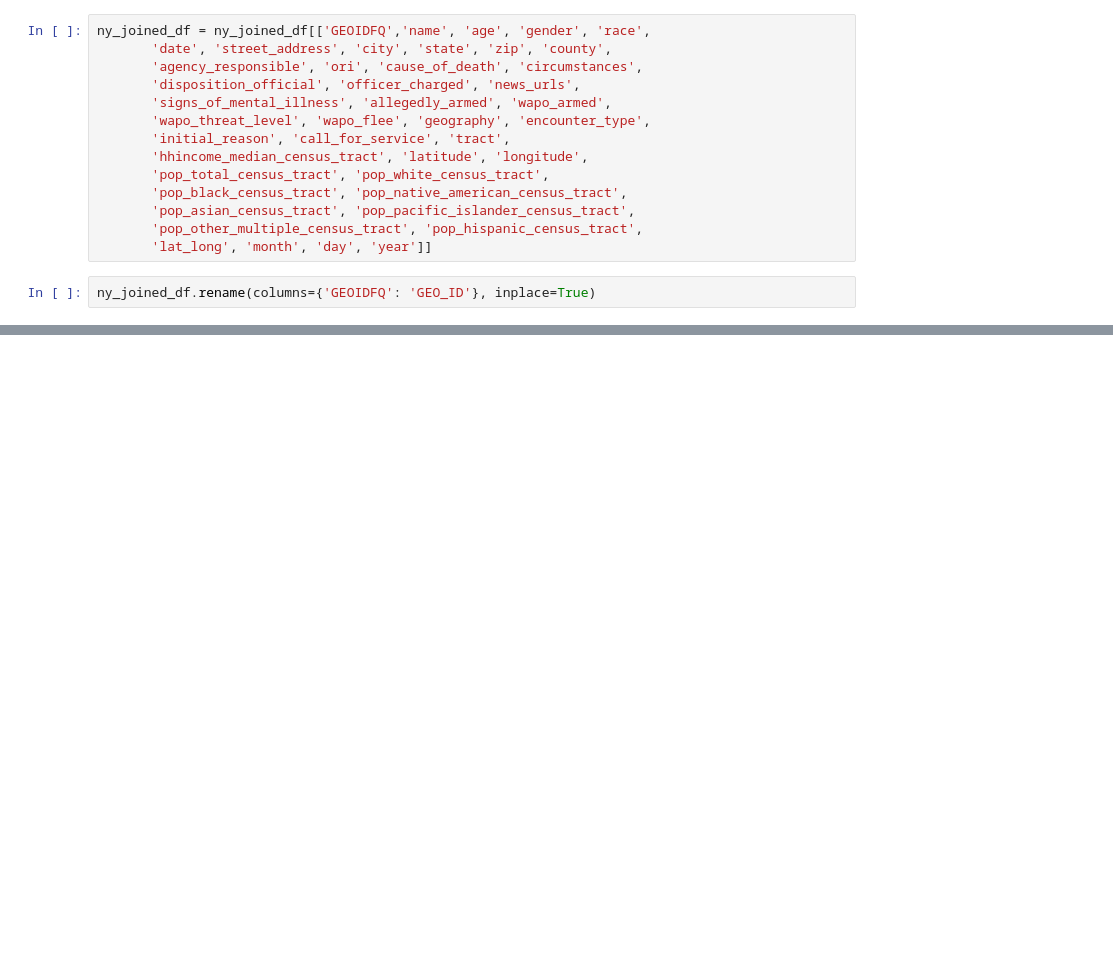
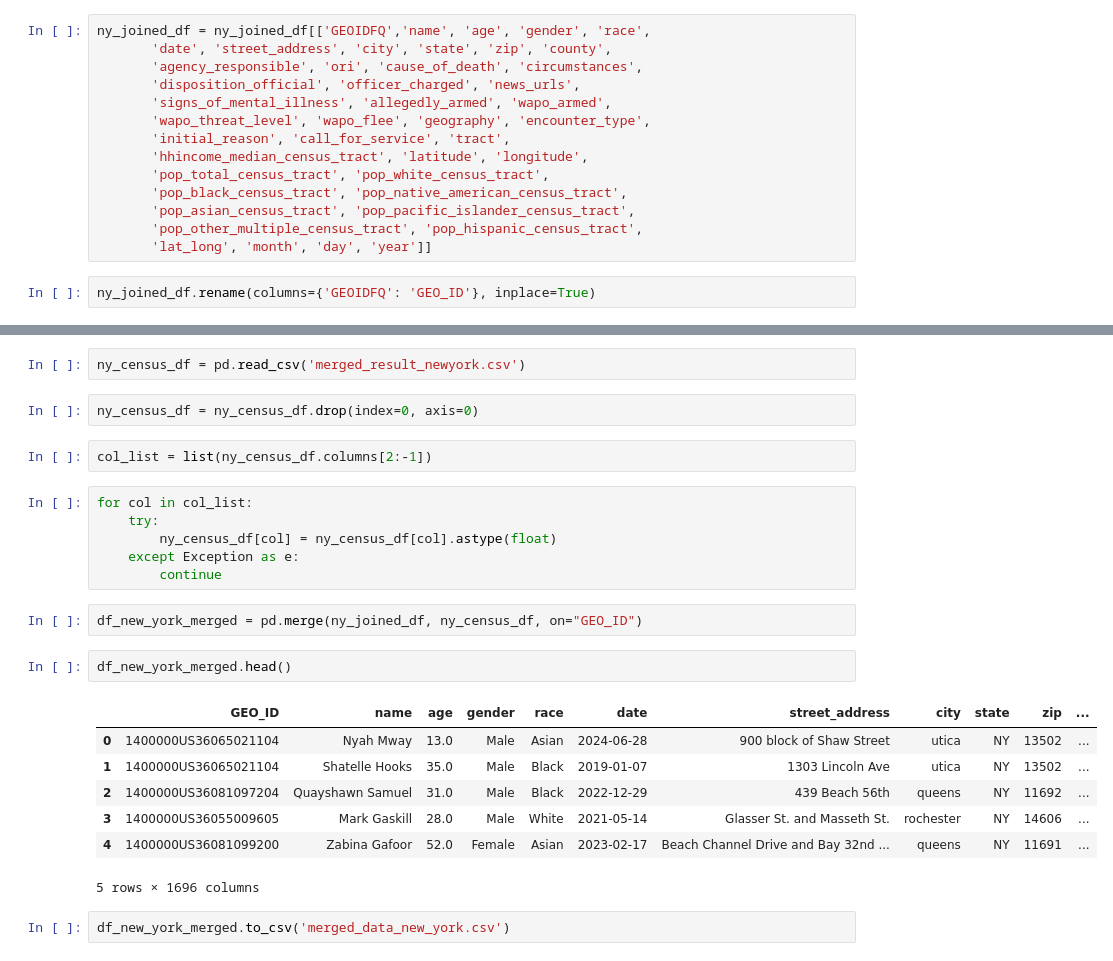
Before and after one commit to moeee08-cyber/macs-30100-police-proj, a Jupyter notebook: test_notebook.ipynb, the cells around one changed output, grey strips where cells are left out. Saved outputs shown, nothing was run; the diff lists cells and outputs as text; blank space fills up the shorter version.

Commit message:
merged data for new york

```diff
--- a/test_notebook.ipynb
+++ b/test_notebook.ipynb
@@ -164,0 +150,26 @@ Index(['GEO_ID', 'name', 'age', 'gender', 'race', 'date', 'street_address',
+# %%
+ny_census_df = pd.read_csv('merged_result_newyork.csv')
+# %%
+ny_census_df = ny_census_df.drop(index=0, axis=0)
+# %%
+col_list = list(ny_census_df.columns[2:-1])
+# %%
+for col in col_list:
+    try:
+        ny_census_df[col] = ny_census_df[col].astype(float)
+    except Exception as e:
+        continue
+# %%
+df_new_york_merged = pd.merge(ny_joined_df, ny_census_df, on="GEO_ID")
+# %%
+df_new_york_merged.head()
+# %% [output]
+|  | GEO_ID | name | age | gender | race | date | street_address | city | state | zip | ... |
+| 0 | 1400000US36065021104 | Nyah Mway | 13.0 | Male | Asian | 2024-06-28 | 900 block of Shaw Street | utica | NY | 13502 | ... |
+| 1 | 1400000US36065021104 | Shatelle Hooks | 35.0 | Male | Black | 2019-01-07 | 1303 Lincoln Ave | utica | NY | 13502 | ... |
+| 2 | 1400000US36081097204 | Quayshawn Samuel | 31.0 | Male | Black | 2022-12-29 | 439 Beach 56th | queens | NY | 11692 | ... |
+| 3 | 1400000US36055009605 | Mark Gaskill | 28.0 | Male | White | 2021-05-14 | Glasser St. and Masseth St. | rochester | NY | 14606 | ... |
+| 4 | 1400000US36081099200 | Zabina Gafoor | 52.0 | Female | Asian | 2023-02-17 | Beach Channel Drive and Bay 32nd ... | queens | NY | 11691 | ... |
+5 rows × 1696 columns
+# %%
+df_new_york_merged.to_csv('merged_data_new_york.csv')
```
Also changed, not shown: parts of 1 cell of this notebook, 1 other file.
